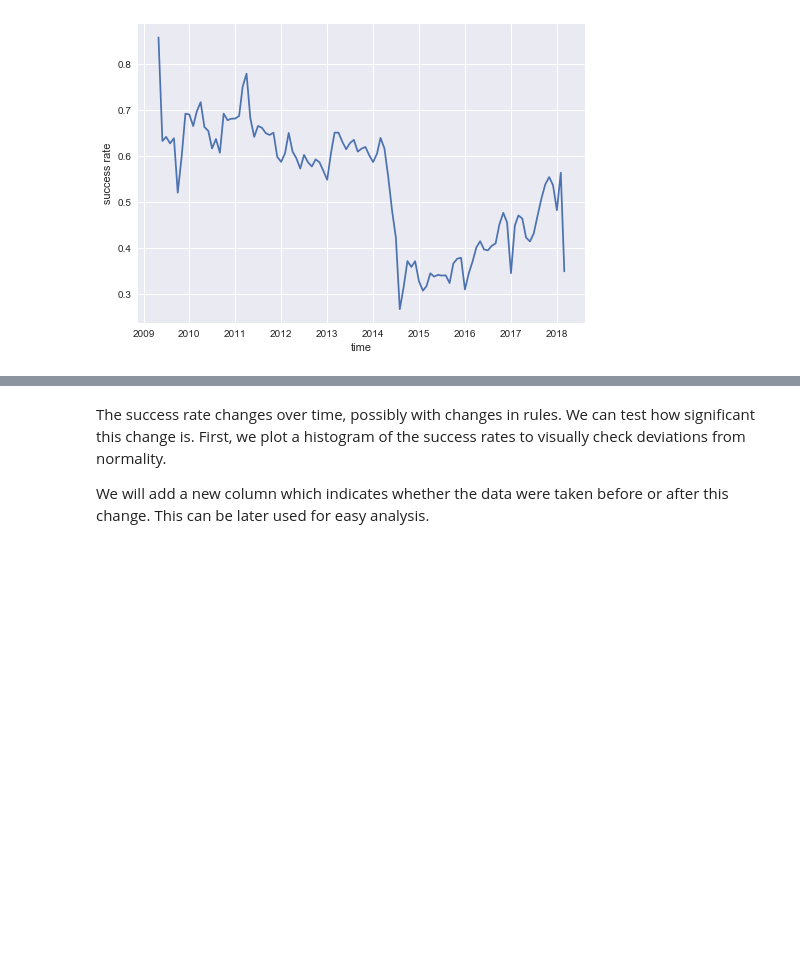
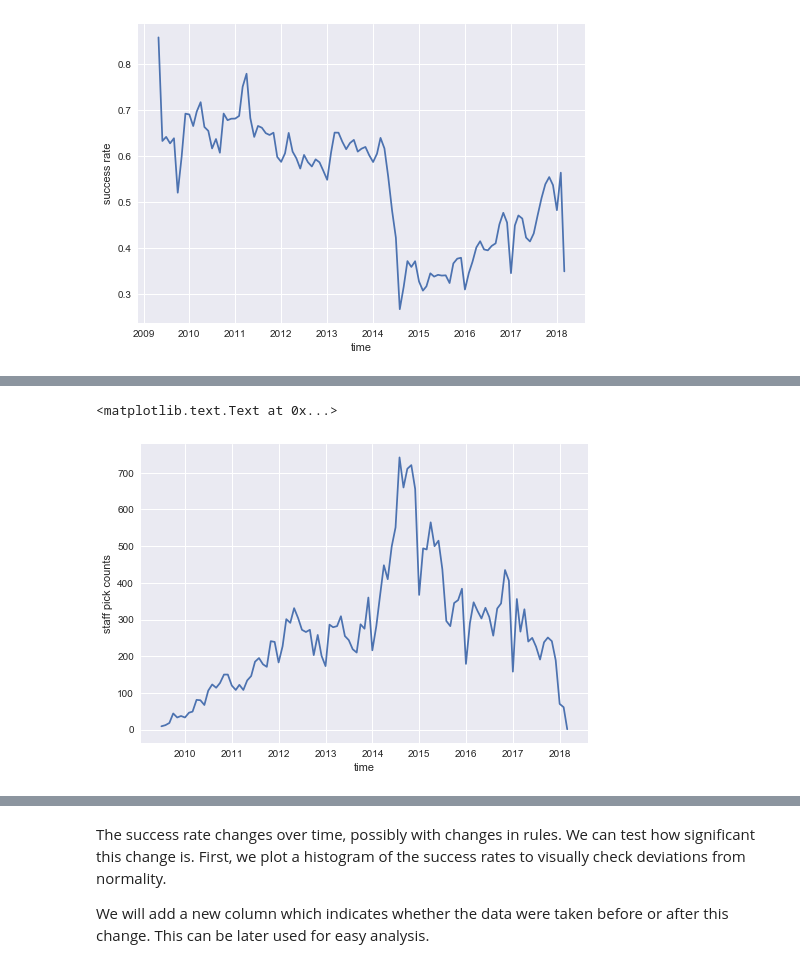
Before and after one commit to vlcekl/ds-crowdfunding, a Jupyter notebook: notebooks/statistics_ks_data.ipynb, the cells around one changed output, grey strips where cells are left out. Saved outputs shown, nothing was run; the diff lists cells and outputs as text; code cells hidden in the pictures; blank space fills up the shorter version.

```diff
--- a/notebooks/statistics_ks_data.ipynb
+++ b/notebooks/statistics_ks_data.ipynb
@@ -112,0 +126,12 @@ Freq: M, dtype: float64
+# %%
+# create time series of success rates averaged over months
+sr_npick_time = pd.Series(np.int_(df['staff_pick']), index=df['launched_at']).resample('M').sum()
+
+# plot success rate
+plt.plot(sr_npick_time.index[2:], sr_npick_time[2:])
+plt.xlabel('time')
+plt.ylabel('staff pick counts')
+#print('Mininimum success rate:\n', sr_rate_time[sr_rate_time == sr_rate_time.min()])
+# %% [output]
+<matplotlib.text.Text at 0x...>
+[figure, added]
```
Also changed, not shown: parts of 30 cells of this notebook, 5 other files.
